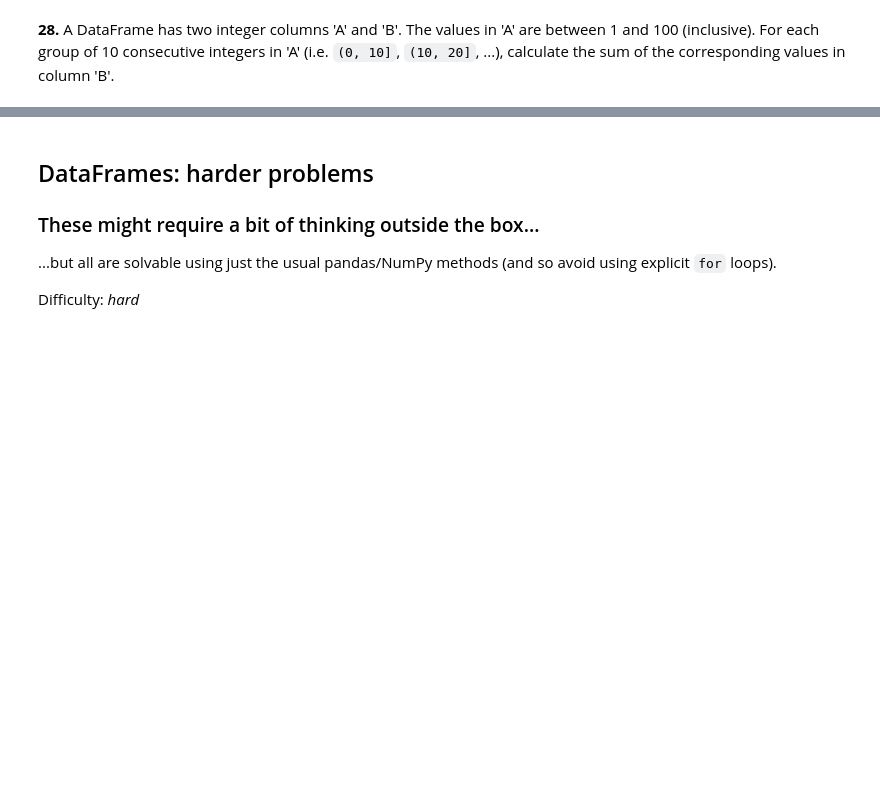
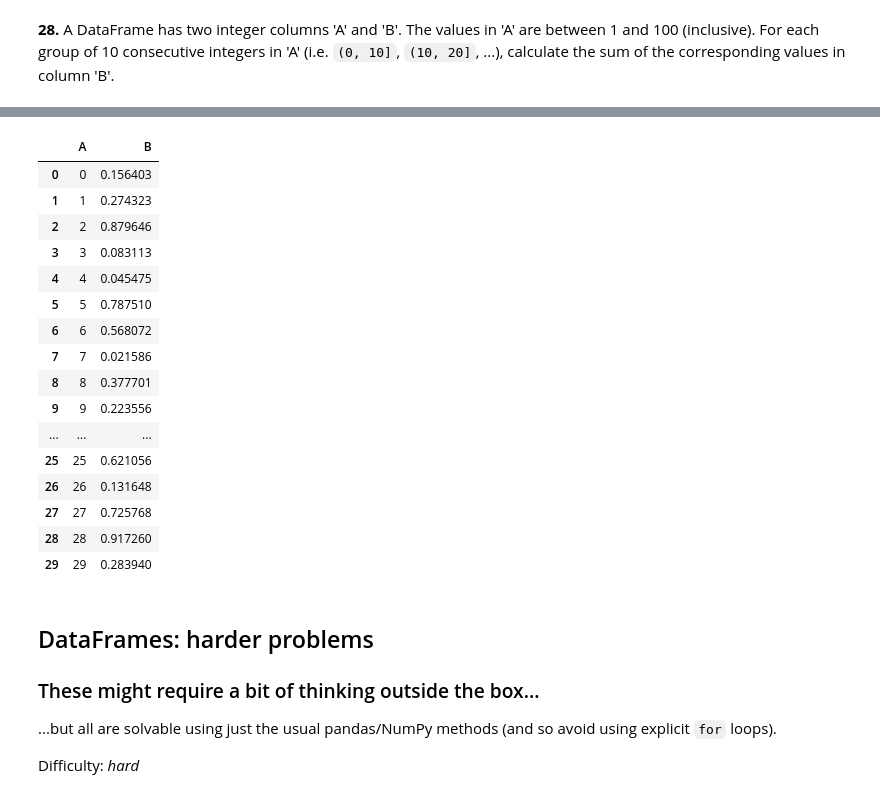
Before and after one commit to Deniz-shelby/AI_Bootcamp, a Jupyter notebook: M1/D7/d7_Pandas/100-pandas-puzzles.ipynb, the cells around one changed output, grey strips where cells are left out. Cells and saved outputs as stored; diff of their text form; code cells hidden in the pictures; blank space fills up the shorter version.

```diff
--- a/M1/D7/d7_Pandas/100-pandas-puzzles.ipynb
+++ b/M1/D7/d7_Pandas/100-pandas-puzzles.ipynb
@@ -601,3 +598,29 @@ Name: vals, dtype: int64
+# %%
+# Example dataframe
+
+# Hint: https://pandas.pydata.org/pandas-docs/stable/reference/api/pandas.cut.html
+data = {"A":np.arange(0,30), "B":np.random.random(30)}
+
+df = pd.DataFrame(data)
+df
+# %% [output]
+|  | A | B |
+| 0 | 0 | 0.156403 |
+| 1 | 1 | 0.274323 |
+| 2 | 2 | 0.879646 |
+| 3 | 3 | 0.083113 |
+| 4 | 4 | 0.045475 |
+| 5 | 5 | 0.787510 |
+| 6 | 6 | 0.568072 |
+| 7 | 7 | 0.021586 |
+| 8 | 8 | 0.377701 |
+| 9 | 9 | 0.223556 |
+| ... | ... | ... |
+| 25 | 25 | 0.621056 |
+| 26 | 26 | 0.131648 |
+| 27 | 27 | 0.725768 |
+| 28 | 28 | 0.917260 |
+| 29 | 29 | 0.283940 |
 # %% [markdown]
 ## DataFrames: harder problems
 
```
Also changed, not shown: parts of 4 cells of this notebook.
